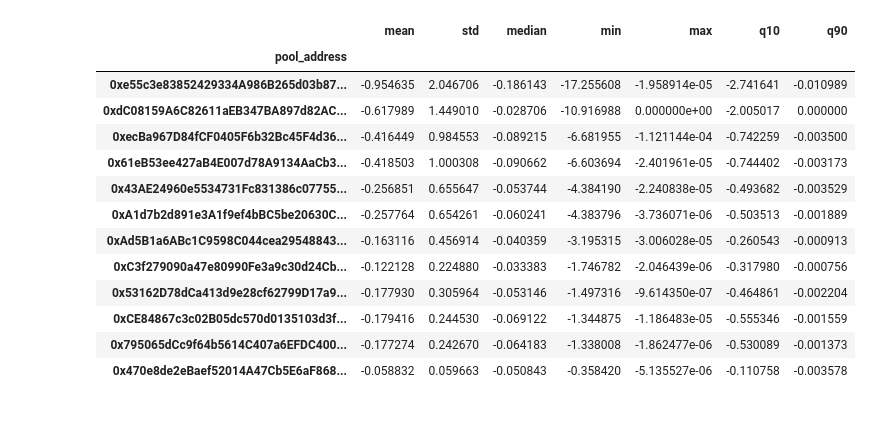
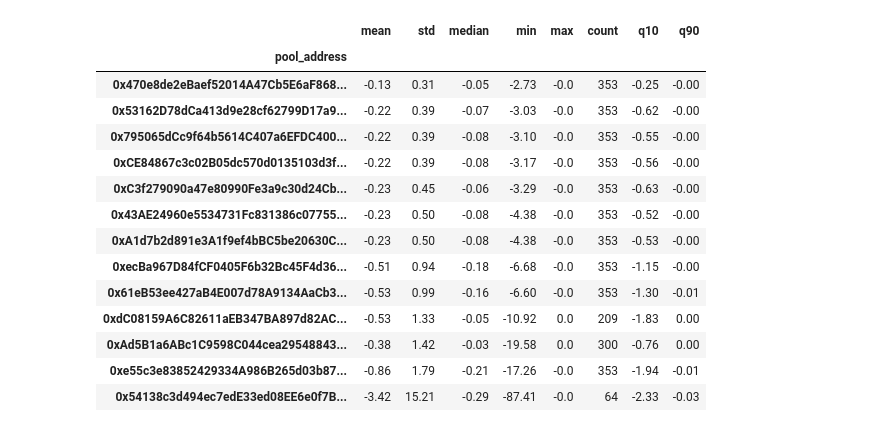
Before and after one commit to parkerburchett/tokemak-quant-project, a Jupyter notebook: tokemak_quant_project/demo.ipynb, the cells around one changed output. Saved outputs shown, nothing was run; the diff lists cells and outputs as text; code cells hidden in the pictures.

```diff
--- a/tokemak_quant_project/demo.ipynb
+++ b/tokemak_quant_project/demo.ipynb
@@ -38,0 +3,15 @@ BadFunctionCallOutput: Could not decode contract function call to getReserves wi
+# %%
+import pandas as pd
+import seaborn as sns
+import matplotlib.pyplot as plt
+plt.rcParams["figure.figsize"] = (6,6)
+
+# See how these notebooks are created in fetch_dataframes.py
+token_df = pd.read_csv('data/token_df.csv').reset_index(drop=True)
+timestamp_df = pd.read_csv('data/timestamp_df.csv')
+eth_price_df = pd.read_csv('data/eth_price_df.csv')
+il_df = pd.read_csv('data/il_df.csv')
+il_df['date']= pd.to_datetime(il_df['timestamp'],unit='s' )
+historical_df = pd.read_csv('data/historical_df.csv').drop(columns=['index'])
+price_df = pd.read_csv('data/price_df.csv')
+flat_price_df = pd.read_csv('data/flat_price_df.csv')
@@ -39,31 +142,26 @@ BadFunctionCallOutput: Could not decode contract function call to getReserves wi
 # %%
-il_df = pd.concat(il_dfs)
-# 50th Percentile
-def q50(x): # 50th perc
-    return x.quantile(0.5)
-# 90th Percentile
-
-def q90(x):
+def q90(x): # 90th Percentile
     return x.quantile(0.9)
 
-def q10(x):
+def q10(x): # 10th Percentile
     return x.quantile(0.1)
 
 descriptive_stats_il_by_pool = il_df.groupby(['pool_address'])['il'].agg(
-    ['mean', 'std', 'median', 'min', 'max', q10, q90])
-descriptive_stats_il_by_pool.sort_values('min')
+    ['mean', 'std', 'median', 'min', 'max','count', q10, q90]).round(2)
+descriptive_stats_il_by_pool.sort_values('std')
 # %% [output]
-|  | mean | std | median | min | max | q10 | q90 |
-| pool_address |  |  |  |  |  |  |  |
-| 0xe55c3e83852429334A986B265d03b87... | -0.954635 | 2.046706 | -0.186143 | -17.255608 | -1.958914e-05 | -2.741641 | -0.010989 |
-| 0xdC08159A6C82611aEB347BA897d82AC... | -0.617989 | 1.449010 | -0.028706 | -10.916988 | 0.000000e+00 | -2.005017 | 0.000000 |
-| 0xecBa967D84fCF0405F6b32Bc45F4d36... | -0.416449 | 0.984553 | -0.089215 | -6.681955 | -1.121144e-04 | -0.742259 | -0.003500 |
-| 0x61eB53ee427aB4E007d78A9134AaCb3... | -0.418503 | 1.000308 | -0.090662 | -6.603694 | -2.401961e-05 | -0.744402 | -0.003173 |
-| 0x43AE24960e5534731Fc831386c07755... | -0.256851 | 0.655647 | -0.053744 | -4.384190 | -2.240838e-05 | -0.493682 | -0.003529 |
-| 0xA1d7b2d891e3A1f9ef4bBC5be20630C... | -0.257764 | 0.654261 | -0.060241 | -4.383796 | -3.736071e-06 | -0.503513 | -0.001889 |
-| 0xAd5B1a6ABc1C9598C044cea29548843... | -0.163116 | 0.456914 | -0.040359 | -3.195315 | -3.006028e-05 | -0.260543 | -0.000913 |
-| 0xC3f279090a47e80990Fe3a9c30d24Cb... | -0.122128 | 0.224880 | -0.033383 | -1.746782 | -2.046439e-06 | -0.317980 | -0.000756 |
-| 0x53162D78dCa413d9e28cf62799D17a9... | -0.177930 | 0.305964 | -0.053146 | -1.497316 | -9.614350e-07 | -0.464861 | -0.002204 |
-| 0xCE84867c3c02B05dc570d0135103d3f... | -0.179416 | 0.244530 | -0.069122 | -1.344875 | -1.186483e-05 | -0.555346 | -0.001559 |
-| 0x795065dCc9f64b5614C407a6EFDC400... | -0.177274 | 0.242670 | -0.064183 | -1.338008 | -1.862477e-06 | -0.530089 | -0.001373 |
-| 0x470e8de2eBaef52014A47Cb5E6aF868... | -0.058832 | 0.059663 | -0.050843 | -0.358420 | -5.135527e-06 | -0.110758 | -0.003578 |
+|  | mean | std | median | min | max | count | q10 | q90 |
+| pool_address |  |  |  |  |  |  |  |  |
+| 0x470e8de2eBaef52014A47Cb5E6aF868... | -0.13 | 0.31 | -0.05 | -2.73 | -0.0 | 353 | -0.25 | -0.00 |
+| 0x53162D78dCa413d9e28cf62799D17a9... | -0.22 | 0.39 | -0.07 | -3.03 | -0.0 | 353 | -0.62 | -0.00 |
+| 0x795065dCc9f64b5614C407a6EFDC400... | -0.22 | 0.39 | -0.08 | -3.10 | -0.0 | 353 | -0.55 | -0.00 |
+| 0xCE84867c3c02B05dc570d0135103d3f... | -0.22 | 0.39 | -0.08 | -3.17 | -0.0 | 353 | -0.56 | -0.00 |
+| 0xC3f279090a47e80990Fe3a9c30d24Cb... | -0.23 | 0.45 | -0.06 | -3.29 | -0.0 | 353 | -0.63 | -0.00 |
+| 0x43AE24960e5534731Fc831386c07755... | -0.23 | 0.50 | -0.08 | -4.38 | -0.0 | 353 | -0.52 | -0.00 |
+| 0xA1d7b2d891e3A1f9ef4bBC5be20630C... | -0.23 | 0.50 | -0.08 | -4.38 | -0.0 | 353 | -0.53 | -0.00 |
+| 0xecBa967D84fCF0405F6b32Bc45F4d36... | -0.51 | 0.94 | -0.18 | -6.68 | -0.0 | 353 | -1.15 | -0.00 |
+| 0x61eB53ee427aB4E007d78A9134AaCb3... | -0.53 | 0.99 | -0.16 | -6.60 | -0.0 | 353 | -1.30 | -0.01 |
+| 0xdC08159A6C82611aEB347BA897d82AC... | -0.53 | 1.33 | -0.05 | -10.92 | 0.0 | 209 | -1.83 | 0.00 |
+| 0xAd5B1a6ABc1C9598C044cea29548843... | -0.38 | 1.42 | -0.03 | -19.58 | 0.0 | 300 | -0.76 | 0.00 |
+| 0xe55c3e83852429334A986B265d03b87... | -0.86 | 1.79 | -0.21 | -17.26 | -0.0 | 353 | -1.94 | -0.01 |
+| 0x54138c3d494ec7edE33ed08EE6e0f7B... | -3.42 | 15.21 | -0.29 | -87.41 | -0.0 | 64 | -2.33 | -0.03 |
```
Also changed, not shown: parts of 34 cells of this notebook, 1 other file.
